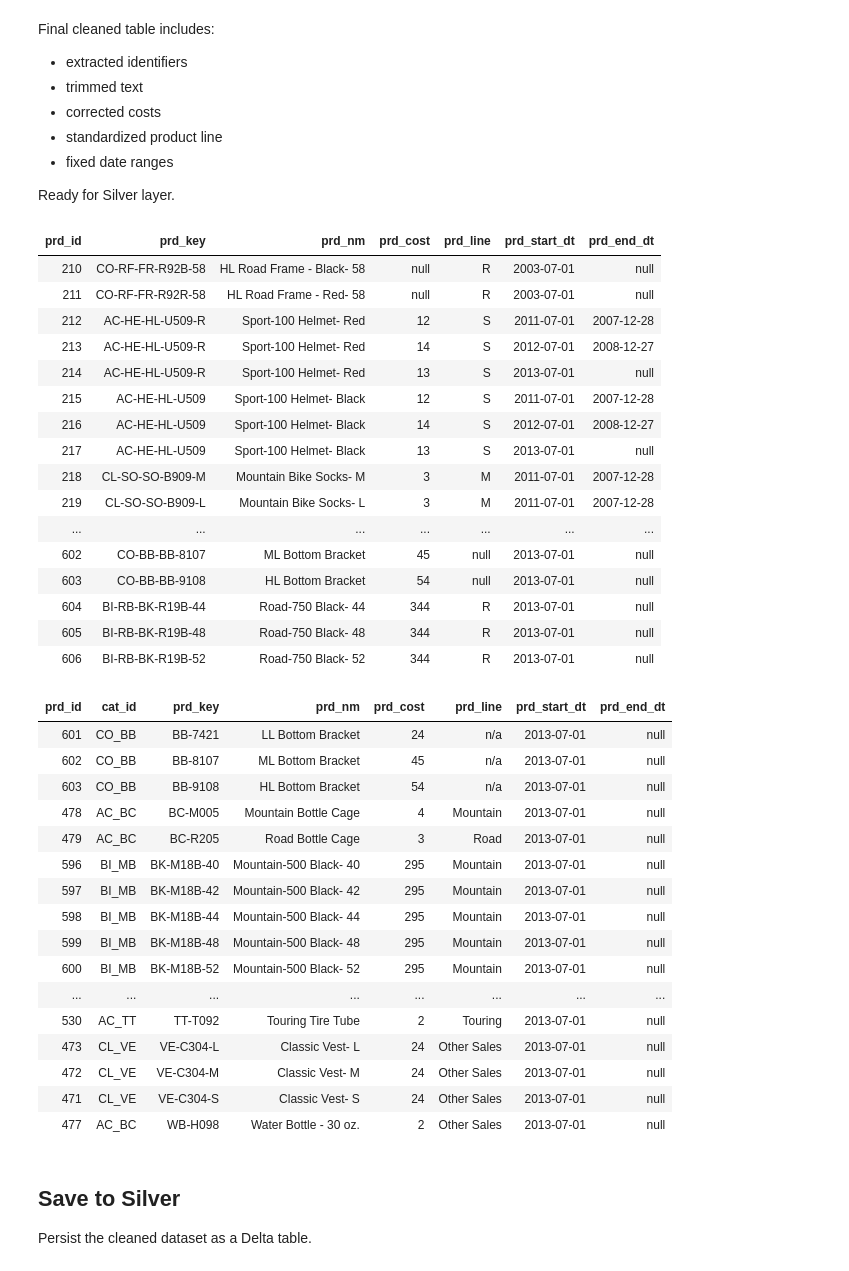
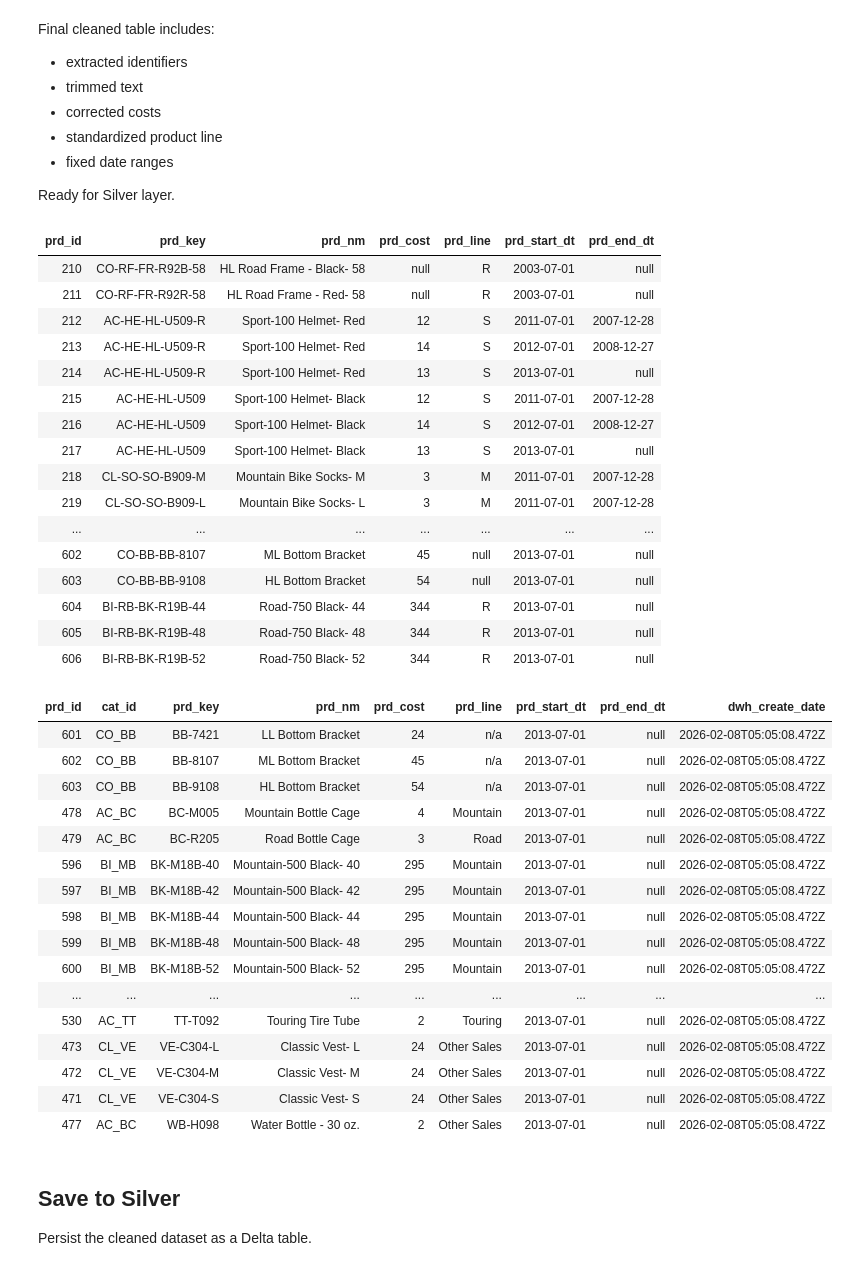
Before and after one commit to Eshan-Sharma/sql-data-warehouse-project, a Jupyter notebook: notebooks/silver/silver_crm_prd_info.ipynb, the cells around one changed output. Drawn from its saved outputs; the diff is of its cells as text; code cells hidden in the pictures.

Commit message:
add creation date

```diff
--- a/notebooks/silver/silver_crm_prd_info.ipynb
+++ b/notebooks/silver/silver_crm_prd_info.ipynb
@@ -239,51 +239,52 @@ Ready for Silver layer.
 # %%
 final_df = dated_df.select(
     "prd_id",
     "cat_id",
     "prd_key",
     "prd_nm",
     "prd_cost",
     "prd_line",
     "prd_start_dt",
-    "prd_end_dt"
+    "prd_end_dt",
+    F.current_timestamp().alias("dwh_create_date")
 )
 bronze_df.display()
 final_df.display()
 # %% [output]
 | prd_id | prd_key | prd_nm | prd_cost | prd_line | prd_start_dt | prd_end_dt |
 | 210 | CO-RF-FR-R92B-58 | HL Road Frame - Black- 58 | null | R | 2003-07-01 | null |
 | 211 | CO-RF-FR-R92R-58 | HL Road Frame - Red- 58 | null | R | 2003-07-01 | null |
 | 212 | AC-HE-HL-U509-R | Sport-100 Helmet- Red | 12 | S | 2011-07-01 | 2007-12-28 |
 | 213 | AC-HE-HL-U509-R | Sport-100 Helmet- Red | 14 | S | 2012-07-01 | 2008-12-27 |
 | 214 | AC-HE-HL-U509-R | Sport-100 Helmet- Red | 13 | S | 2013-07-01 | null |
 | 215 | AC-HE-HL-U509 | Sport-100 Helmet- Black | 12 | S | 2011-07-01 | 2007-12-28 |
 | 216 | AC-HE-HL-U509 | Sport-100 Helmet- Black | 14 | S | 2012-07-01 | 2008-12-27 |
 | 217 | AC-HE-HL-U509 | Sport-100 Helmet- Black | 13 | S | 2013-07-01 | null |
 | 218 | CL-SO-SO-B909-M | Mountain Bike Socks- M | 3 | M | 2011-07-01 | 2007-12-28 |
 | 219 | CL-SO-SO-B909-L | Mountain Bike Socks- L | 3 | M | 2011-07-01 | 2007-12-28 |
 | ... | ... | ... | ... | ... | ... | ... |
 | 602 | CO-BB-BB-8107 | ML Bottom Bracket | 45 | null | 2013-07-01 | null |
 | 603 | CO-BB-BB-9108 | HL Bottom Bracket | 54 | null | 2013-07-01 | null |
 | 604 | BI-RB-BK-R19B-44 | Road-750 Black- 44 | 344 | R | 2013-07-01 | null |
 | 605 | BI-RB-BK-R19B-48 | Road-750 Black- 48 | 344 | R | 2013-07-01 | null |
 | 606 | BI-RB-BK-R19B-52 | Road-750 Black- 52 | 344 | R | 2013-07-01 | null |
-| prd_id | cat_id | prd_key | prd_nm | prd_cost | prd_line | prd_start_dt | prd_end_dt |
-| 601 | CO_BB | BB-7421 | LL Bottom Bracket | 24 | n/a | 2013-07-01 | null |
-| 602 | CO_BB | BB-8107 | ML Bottom Bracket | 45 | n/a | 2013-07-01 | null |
-| 603 | CO_BB | BB-9108 | HL Bottom Bracket | 54 | n/a | 2013-07-01 | null |
-| 478 | AC_BC | BC-M005 | Mountain Bottle Cage | 4 | Mountain | 2013-07-01 | null |
-| 479 | AC_BC | BC-R205 | Road Bottle Cage | 3 | Road | 2013-07-01 | null |
-| 596 | BI_MB | BK-M18B-40 | Mountain-500 Black- 40 | 295 | Mountain | 2013-07-01 | null |
-| 597 | BI_MB | BK-M18B-42 | Mountain-500 Black- 42 | 295 | Mountain | 2013-07-01 | null |
-| 598 | BI_MB | BK-M18B-44 | Mountain-500 Black- 44 | 295 | Mountain | 2013-07-01 | null |
-| 599 | BI_MB | BK-M18B-48 | Mountain-500 Black- 48 | 295 | Mountain | 2013-07-01 | null |
-| 600 | BI_MB | BK-M18B-52 | Mountain-500 Black- 52 | 295 | Mountain | 2013-07-01 | null |
-| ... | ... | ... | ... | ... | ... | ... | ... |
-| 530 | AC_TT | TT-T092 | Touring Tire Tube | 2 | Touring | 2013-07-01 | null |
-| 473 | CL_VE | VE-C304-L | Classic Vest- L | 24 | Other Sales | 2013-07-01 | null |
-| 472 | CL_VE | VE-C304-M | Classic Vest- M | 24 | Other Sales | 2013-07-01 | null |
-| 471 | CL_VE | VE-C304-S | Classic Vest- S | 24 | Other Sales | 2013-07-01 | null |
-| 477 | AC_BC | WB-H098 | Water Bottle - 30 oz. | 2 | Other Sales | 2013-07-01 | null |
+| prd_id | cat_id | prd_key | prd_nm | prd_cost | prd_line | prd_start_dt | prd_end_dt | dwh_create_date |
+| 601 | CO_BB | BB-7421 | LL Bottom Bracket | 24 | n/a | 2013-07-01 | null | 2026-02-08T05:05:08.472Z |
+| 602 | CO_BB | BB-8107 | ML Bottom Bracket | 45 | n/a | 2013-07-01 | null | 2026-02-08T05:05:08.472Z |
+| 603 | CO_BB | BB-9108 | HL Bottom Bracket | 54 | n/a | 2013-07-01 | null | 2026-02-08T05:05:08.472Z |
+| 478 | AC_BC | BC-M005 | Mountain Bottle Cage | 4 | Mountain | 2013-07-01 | null | 2026-02-08T05:05:08.472Z |
+| 479 | AC_BC | BC-R205 | Road Bottle Cage | 3 | Road | 2013-07-01 | null | 2026-02-08T05:05:08.472Z |
+| 596 | BI_MB | BK-M18B-40 | Mountain-500 Black- 40 | 295 | Mountain | 2013-07-01 | null | 2026-02-08T05:05:08.472Z |
+| 597 | BI_MB | BK-M18B-42 | Mountain-500 Black- 42 | 295 | Mountain | 2013-07-01 | null | 2026-02-08T05:05:08.472Z |
+| 598 | BI_MB | BK-M18B-44 | Mountain-500 Black- 44 | 295 | Mountain | 2013-07-01 | null | 2026-02-08T05:05:08.472Z |
+| 599 | BI_MB | BK-M18B-48 | Mountain-500 Black- 48 | 295 | Mountain | 2013-07-01 | null | 2026-02-08T05:05:08.472Z |
+| 600 | BI_MB | BK-M18B-52 | Mountain-500 Black- 52 | 295 | Mountain | 2013-07-01 | null | 2026-02-08T05:05:08.472Z |
+| ... | ... | ... | ... | ... | ... | ... | ... | ... |
+| 530 | AC_TT | TT-T092 | Touring Tire Tube | 2 | Touring | 2013-07-01 | null | 2026-02-08T05:05:08.472Z |
+| 473 | CL_VE | VE-C304-L | Classic Vest- L | 24 | Other Sales | 2013-07-01 | null | 2026-02-08T05:05:08.472Z |
+| 472 | CL_VE | VE-C304-M | Classic Vest- M | 24 | Other Sales | 2013-07-01 | null | 2026-02-08T05:05:08.472Z |
+| 471 | CL_VE | VE-C304-S | Classic Vest- S | 24 | Other Sales | 2013-07-01 | null | 2026-02-08T05:05:08.472Z |
+| 477 | AC_BC | WB-H098 | Water Bottle - 30 oz. | 2 | Other Sales | 2013-07-01 | null | 2026-02-08T05:05:08.472Z |
 # %% [markdown]
 ## Save to Silver
 
```
